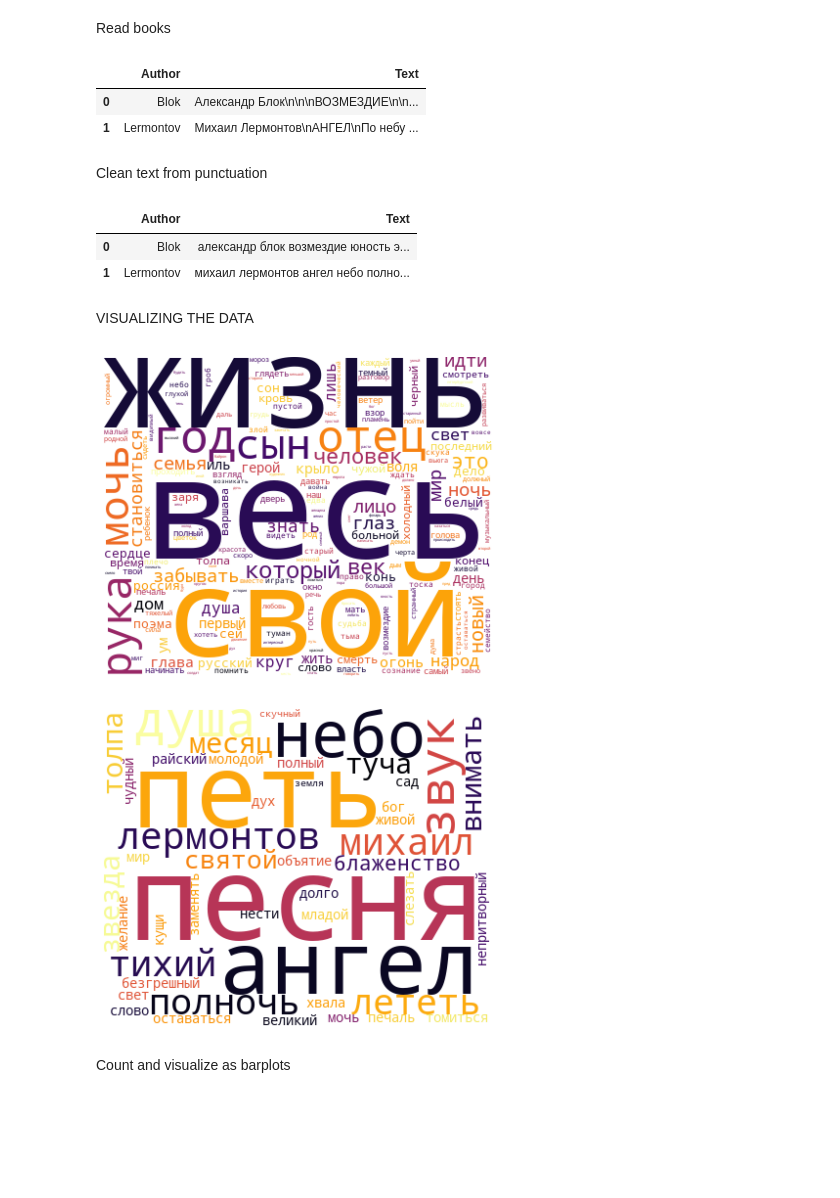
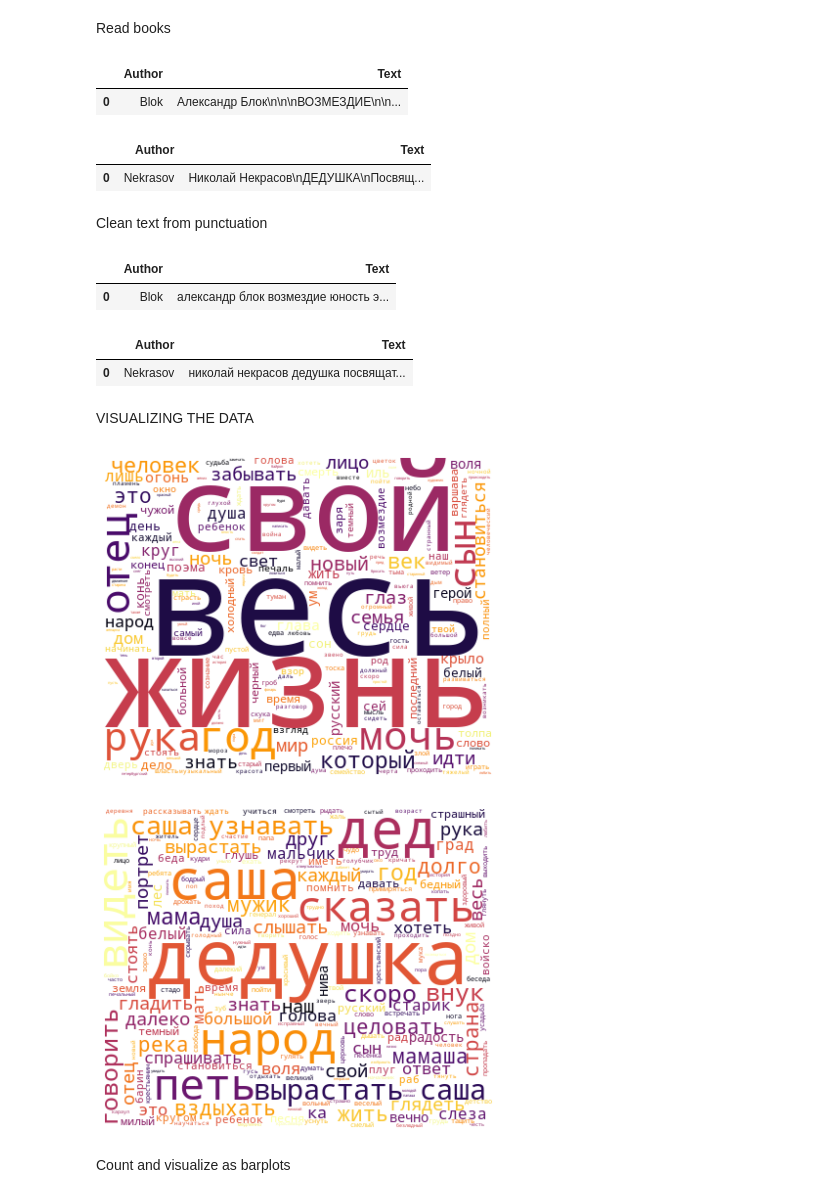
Before and after one commit to kmaltcev/NLP-BiLSTM-model, a Jupyter notebook: CNN_BiLSTM.ipynb, the cells around one changed output. Drawn from its saved outputs; the diff is of its cells as text; code cells hidden in the pictures; blank space fills up the shorter version.

Commit message:
text chunking

```diff
--- a/CNN_BiLSTM.ipynb
+++ b/CNN_BiLSTM.ipynb
@@ -22,20 +22,23 @@ tqdm.pandas(desc="progress-bar")
 Read books
 # %%
 book_1 = open("books_ru/poems/Blok/Возмездие.txt", "r")
-book_2 = open("books_ru/poems/Lermontov/Ангел.txt", "r")
+book_2 = open("books_ru/poems/Nekrasov/Дедушка.txt", "r")
 
 #arr = np.array()
-df = pd.DataFrame({"Author": ["Blok", "Lermontov"], "Text": [book_1.read(), book_2.read()]})
+author_1 = pd.DataFrame({"Author": ["Blok"], "Text": [book_1.read()]})
+book_1.close()
+author_2 = pd.DataFrame({"Author": ["Nekrasov"], "Text": [book_2.read()]})
+book_2.close()
 
-#df = pd.read_csv('all-data.csv',delimiter=',',encoding='latin-1')
-#TODO: read to df -> books_en/Shakespeare/THE TRAGEDY OF ROMEO AND JULIET.txt
-book_1.close()
-book_2.close()
-df.head()
+author_1.head()
 # %% [output]
 |  | Author | Text |
 | 0 | Blok | Александр Блок\n\n\nВОЗМЕЗДИЕ\n\n... |
-| 1 | Lermontov | Михаил Лермонтов\nАНГЕЛ\nПо небу ... |
+# %%
+author_2.head()
+# %% [output]
+|  | Author | Text |
+| 0 | Nekrasov | Николай Некрасов\nДЕДУШКА\nПосвящ... |
 # %% [markdown]
 Clean text from punctuation
 # %%
@@ -44,7 +47,8 @@ mystem = Mystem()
 #Preprocess function
 
 def preprocess_text(text):
-    text = re.sub(r'[\n.+*"\'-]+', ' ', text)
+    text = re.sub(r'[\n.+*"\'\-«»—a-zA-Z]+', ' ', text)
+    text = ' '.join([w for w in text.split() if len(w)>1])
     text = re.sub(r' {2,}', ' ', text)
 
     lemmas = mystem.lemmatize(text.lower())
@@ -56,37 +60,39 @@ def preprocess_text(text):
 
     return text
 
-for i in range(len(df)):
-    #words = df['Text'][i].split()
-    #table = str.maketrans('', '', string.punctuation)
-    #stripped = [w.translate(table) for w in words]
-    df['Text'][i] = preprocess_text(df['Text'][i])
+author_1['Text'][0] = preprocess_text(author_1['Text'][0])
+author_2['Text'][0] = preprocess_text(author_2['Text'][0])
+authors = [author_1, author_2]
 
-df.head()
+author_1.head()
 # %% [output]
 |  | Author | Text |
 | 0 | Blok | александр блок возмездие юность э... |
-| 1 | Lermontov | михаил лермонтов ангел небо полно... |
+# %%
+author_2.head()
+# %% [output]
+|  | Author | Text |
+| 0 | Nekrasov | николай некрасов дедушка посвящат... |
 # %% [markdown]
 VISUALIZING THE DATA
 # %%
 from wordcloud import WordCloud
 #cmaps=['viridis', 'plasma', 'inferno', 'magma', 'cividis']
-for book in df['Text']:
+for book in authors:
     wordcloud = WordCloud(background_color="white",
                           stopwords=russian_stopwords,
                           mode="RGBA",
                           width=400,
                           height=330,
-                          colormap='inferno').generate(book)
+                          colormap='inferno').generate(book['Text'][0])
     # Display the generated image:
     plt.figure(figsize=[7,7])
     plt.imshow(wordcloud, interpolation='bilinear')
     plt.axis("off")
     plt.show()
 # %% [output]
-[figure, old version]
+[figure, new version]
-[figure, old version]
+[figure, new version]
 # %% [markdown]
 Count and visualize as barplots
 # %%
```
Also changed, not shown: parts of 4 cells of this notebook.
